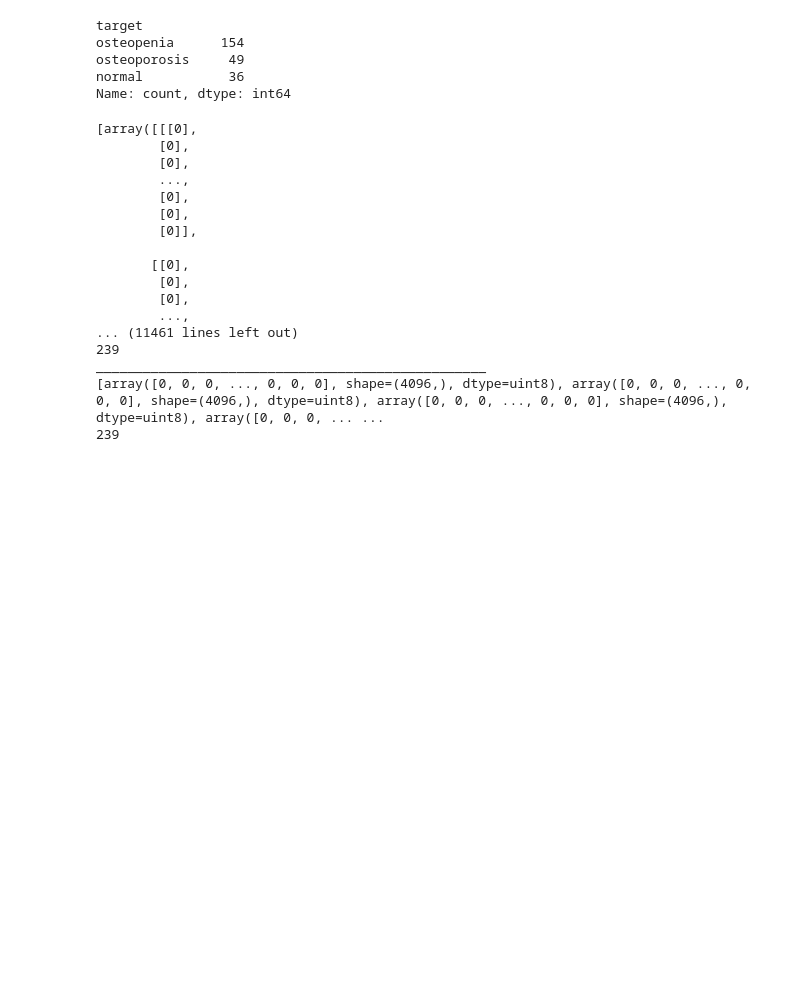
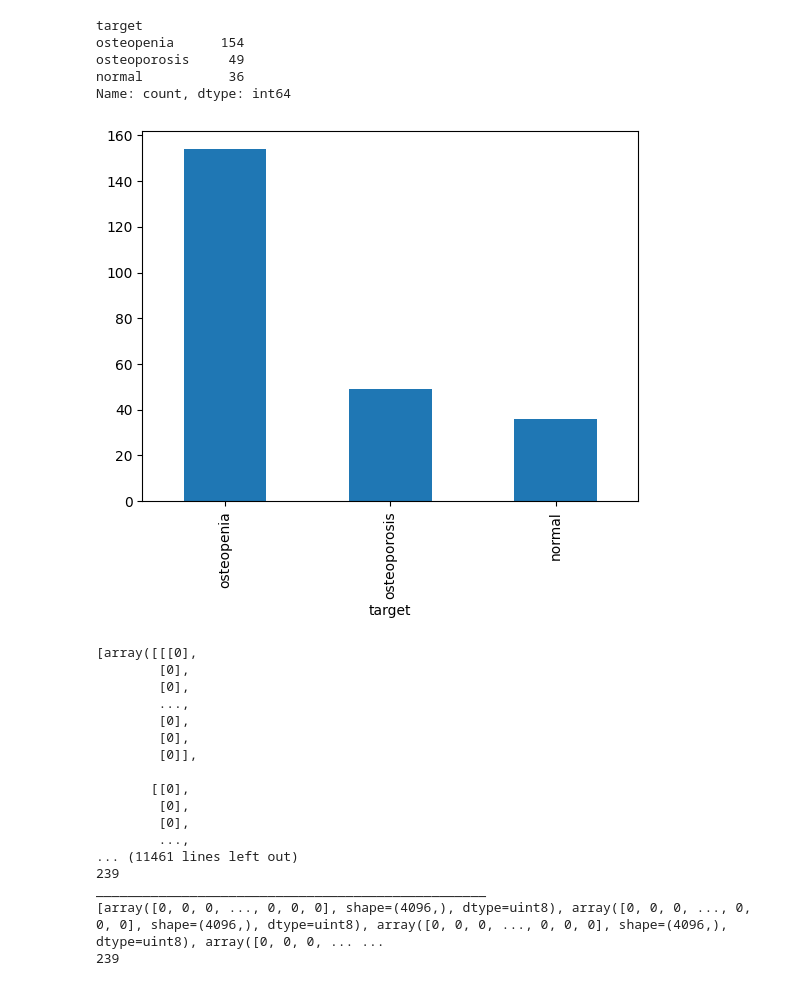
Before and after one commit to AGC79/proyecto_machine_learning_agc, a Jupyter notebook: proyecto_osteoporosis.ipynb, the cells around one changed output. Saved outputs shown, nothing was run; the diff lists cells and outputs as text; code cells hidden in the pictures; blank space fills up the shorter version.

```diff
--- a/proyecto_osteoporosis.ipynb
+++ b/proyecto_osteoporosis.ipynb
@@ -96,6 +100,10 @@ osteopenia      154
 osteoporosis     49
 normal           36
 Name: count, dtype: int64
+# %%
+df['target'].value_counts().plot.bar();
+# %% [output]
+[figure, added]
 # %%
 lista_fotos_1d = []
 lista_fotos_flat = []
```
Also changed, not shown: parts of 52 cells of this notebook.
